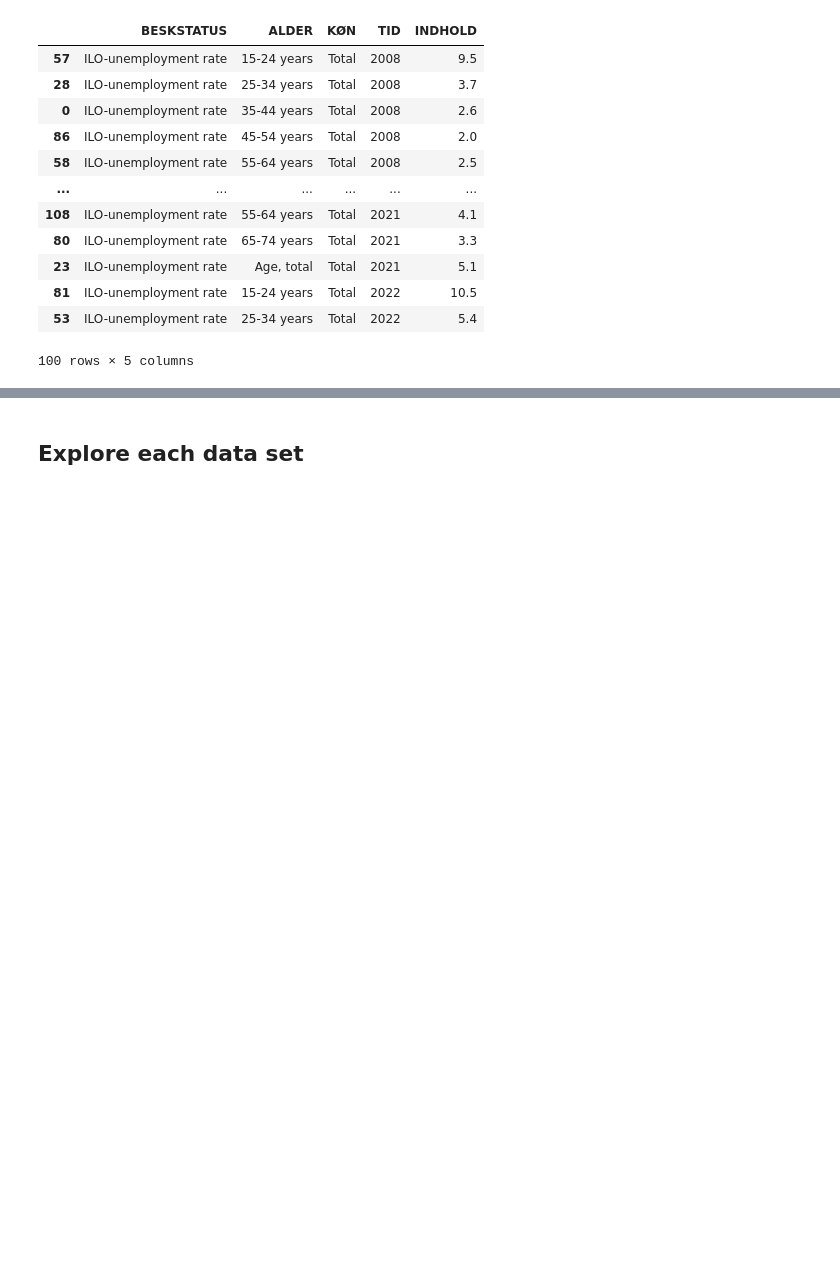
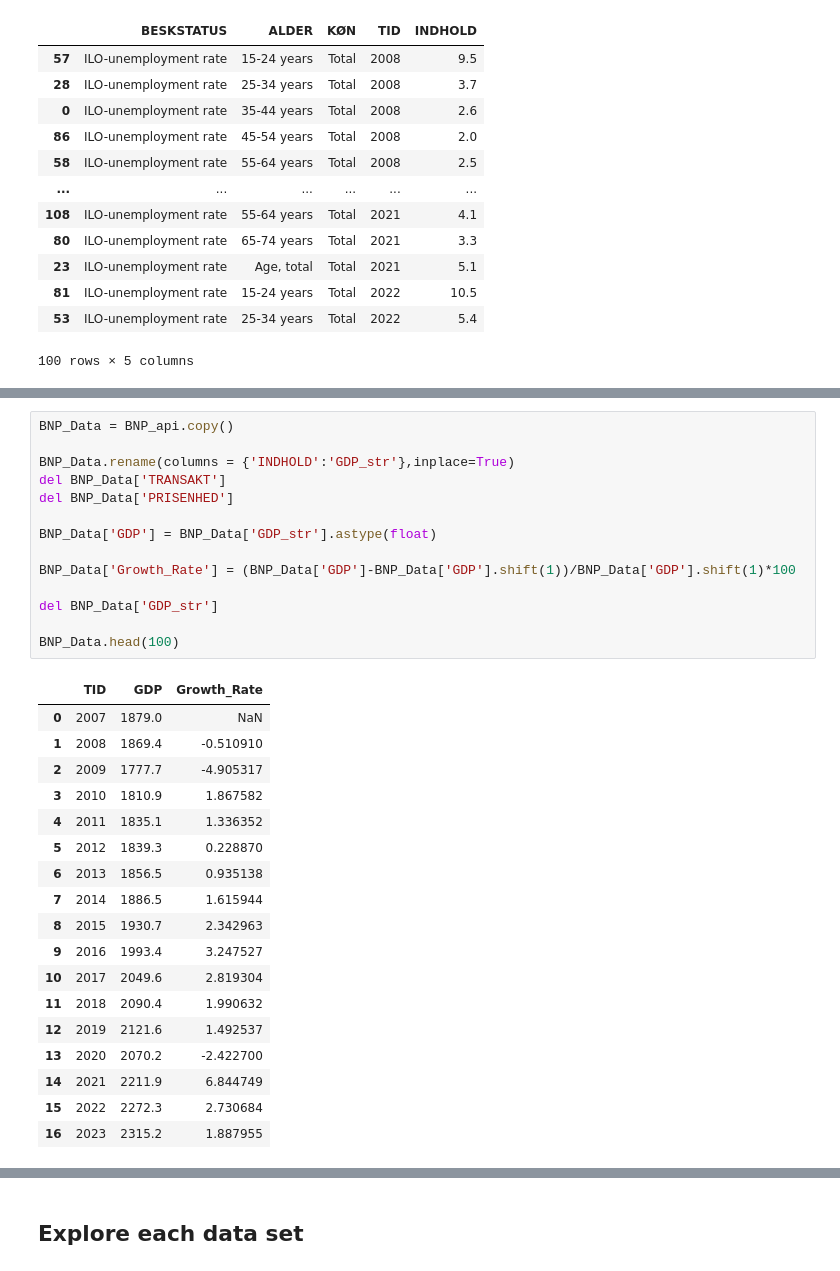
Before and after one commit to NumEconCopenhagen/projects-2024-andy-og-birdy, a Jupyter notebook: dataproject/dataproject.ipynb, the cells around one changed output, grey strips where cells are left out. Cells and saved outputs as stored; diff of their text form; blank space fills up the shorter version.

```diff
--- a/dataproject/dataproject.ipynb
+++ b/dataproject/dataproject.ipynb
@@ -187,0 +250,33 @@ AKU_api.head(100)
+# %%
+BNP_Data = BNP_api.copy()
+
+BNP_Data.rename(columns = {'INDHOLD':'GDP_str'},inplace=True)
+del BNP_Data['TRANSAKT']
+del BNP_Data['PRISENHED']
+
+BNP_Data['GDP'] = BNP_Data['GDP_str'].astype(float)
+
+BNP_Data['Growth_Rate'] = (BNP_Data['GDP']-BNP_Data['GDP'].shift(1))/BNP_Data['GDP'].shift(1)*100
+
+del BNP_Data['GDP_str']
+
+BNP_Data.head(100)
+# %% [output]
+|  | TID | GDP | Growth_Rate |
+| 0 | 2007 | 1879.0 | NaN |
+| 1 | 2008 | 1869.4 | -0.510910 |
+| 2 | 2009 | 1777.7 | -4.905317 |
+| 3 | 2010 | 1810.9 | 1.867582 |
+| 4 | 2011 | 1835.1 | 1.336352 |
+| 5 | 2012 | 1839.3 | 0.228870 |
+| 6 | 2013 | 1856.5 | 0.935138 |
+| 7 | 2014 | 1886.5 | 1.615944 |
+| 8 | 2015 | 1930.7 | 2.342963 |
+| 9 | 2016 | 1993.4 | 3.247527 |
+| 10 | 2017 | 2049.6 | 2.819304 |
+| 11 | 2018 | 2090.4 | 1.990632 |
+| 12 | 2019 | 2121.6 | 1.492537 |
+| 13 | 2020 | 2070.2 | -2.422700 |
+| 14 | 2021 | 2211.9 | 6.844749 |
+| 15 | 2022 | 2272.3 | 2.730684 |
+| 16 | 2023 | 2315.2 | 1.887955 |
```
Also changed, not shown: parts of 6 cells of this notebook.
